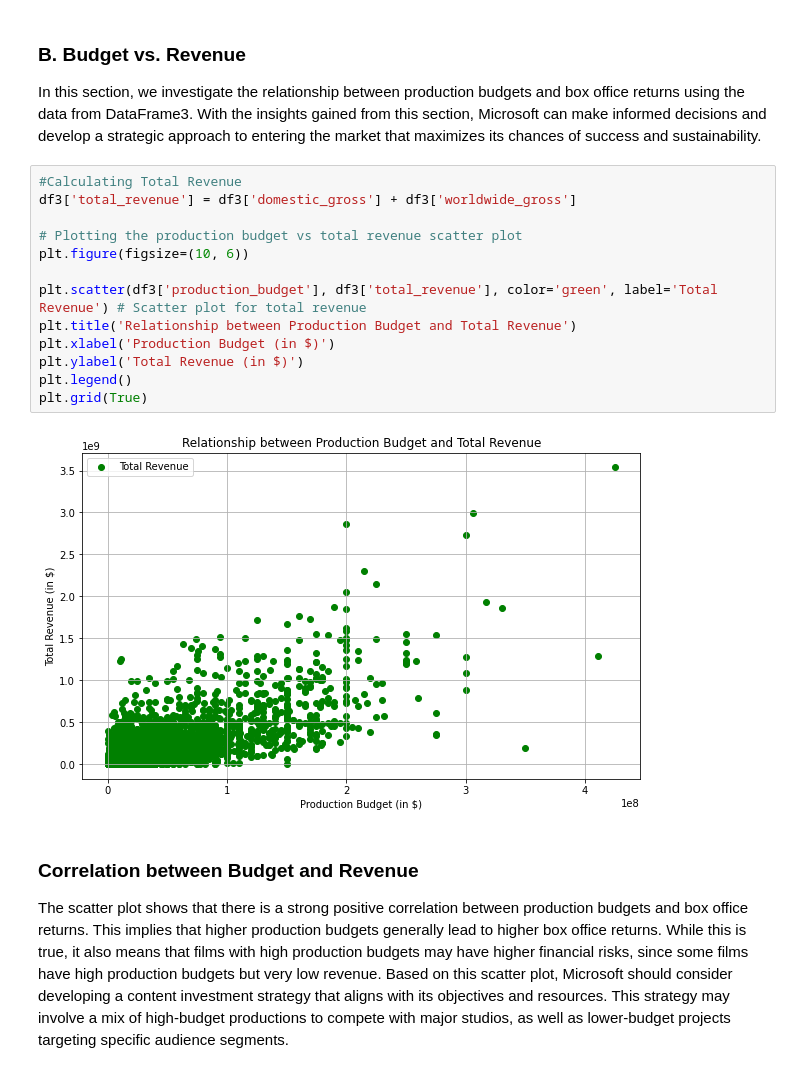
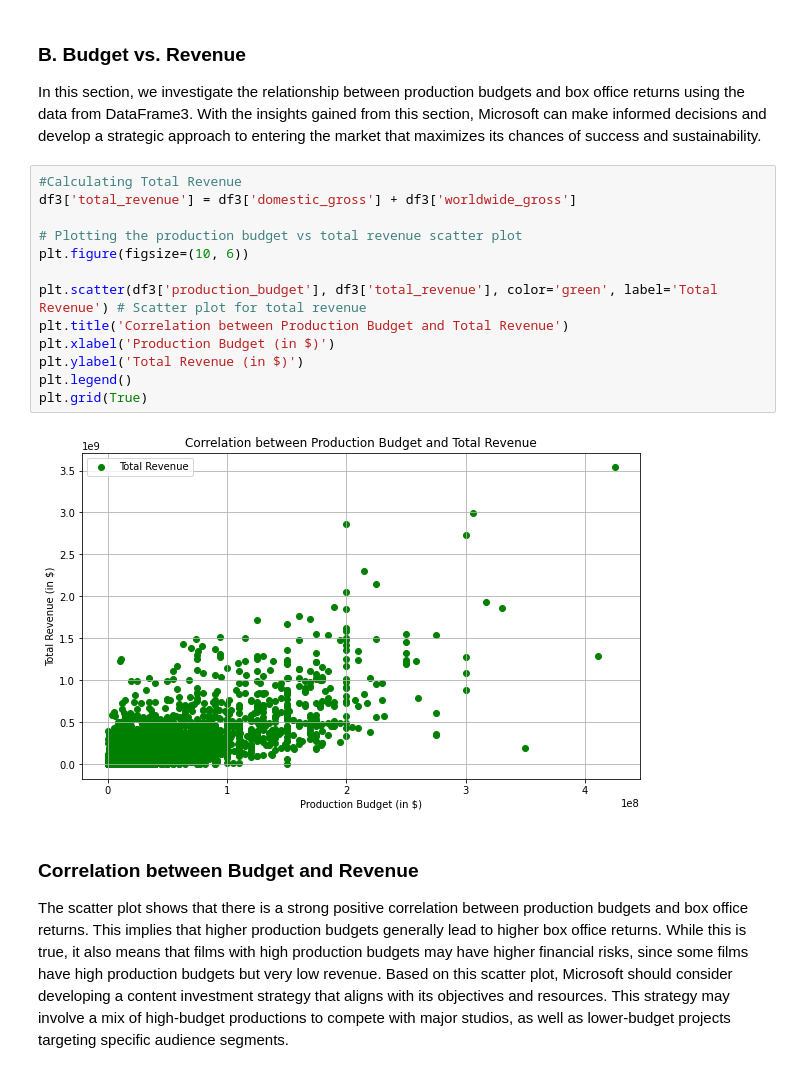
Before and after one commit to JulieMusangi/Film-Performance-Insights, a Jupyter notebook: analysis.ipynb, the cells around one changed output. Cells and saved outputs as stored; diff of their text form.

```diff
--- a/analysis.ipynb
+++ b/analysis.ipynb
@@ -554,18 +556,18 @@ In this section, we investigate the relationship between production budgets and
 # %%
 #Calculating Total Revenue
 df3['total_revenue'] = df3['domestic_gross'] + df3['worldwide_gross']
 
 # Plotting the production budget vs total revenue scatter plot
 plt.figure(figsize=(10, 6))
 
 plt.scatter(df3['production_budget'], df3['total_revenue'], color='green', label='Total Revenue') # Scatter plot for total revenue
-plt.title('Relationship between Production Budget and Total Revenue')
+plt.title('Correlation between Production Budget and Total Revenue')
 plt.xlabel('Production Budget (in $)')
 plt.ylabel('Total Revenue (in $)')
 plt.legend()
 plt.grid(True)
 # %% [output]
-[figure, old version]
+[figure, new version]
 # %% [markdown]
 ### Correlation between Budget and Revenue
 The scatter plot shows that there is a strong positive correlation between production budgets and box office returns. This implies that higher production budgets generally lead to higher box office returns. While this is true, it also means that films with high production budgets may have higher financial risks, since some films have high production budgets but very low revenue.
```
Also changed, not shown: parts of 7 cells of this notebook.
